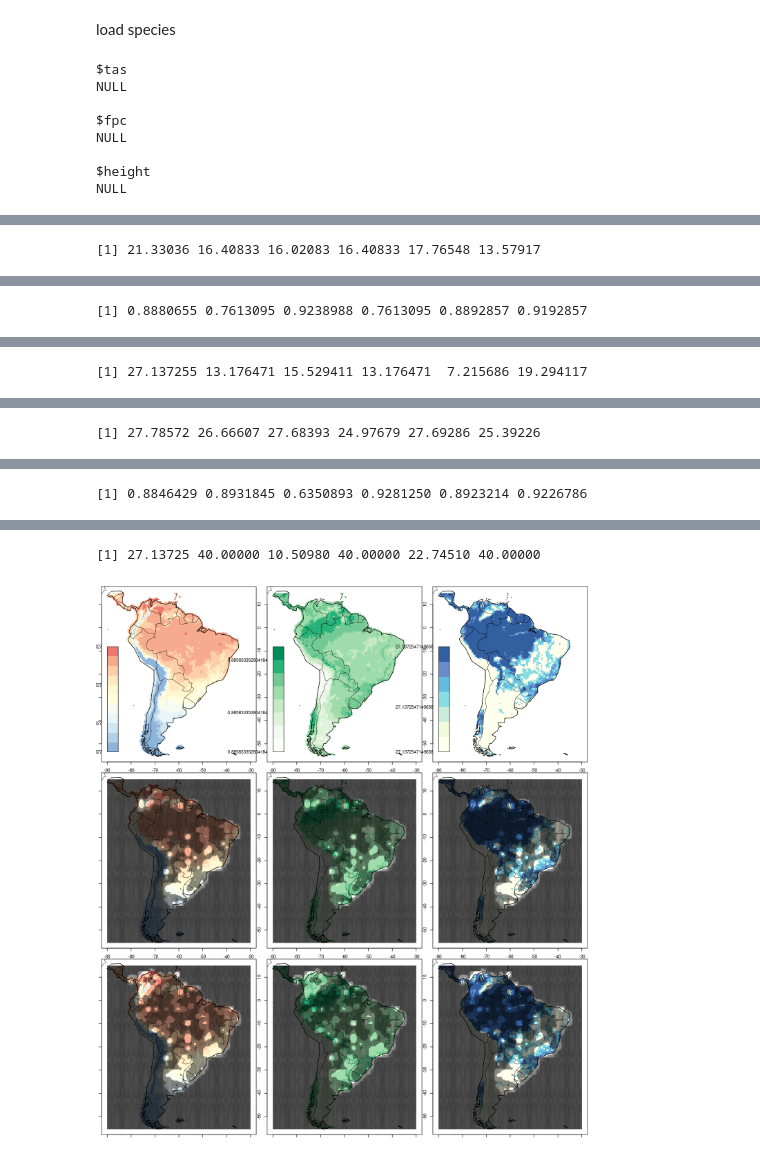
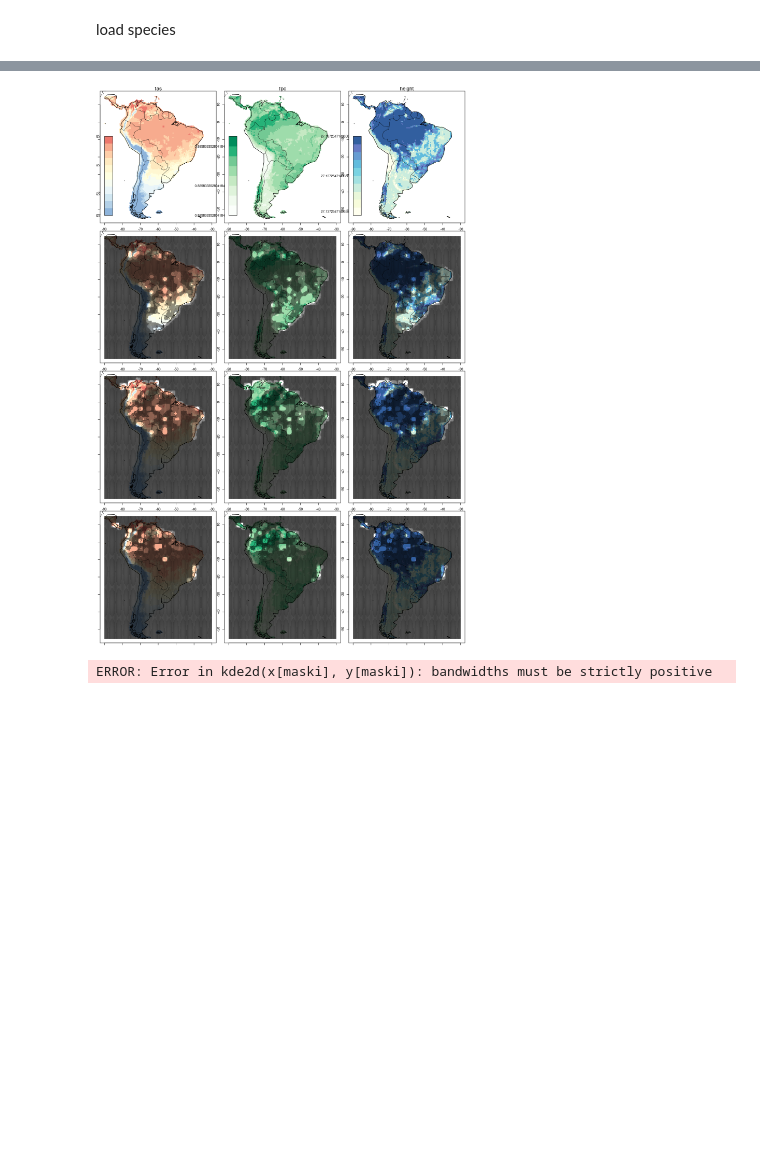
Before and after one commit to douglask3/LPX_equil, a Jupyter notebook: Untitled.ipynb, the cells around one changed output, grey strips where cells are left out. Saved outputs shown, nothing was run; the diff lists cells and outputs as text; code cells hidden in the pictures; blank space fills up the shorter version.

Commit message:
thinking about species overlay on bioclimater on P(Obs | niche)

```diff
--- a/Untitled.ipynb
+++ b/Untitled.ipynb
@@ -31,7 +33,7 @@ cols = list(rev(c('#d73027','#fc8d59','#fee090','#ffffbf','#e0f3f8','#91bfdb','#
             c('#ffffd9','#edf8b1','#c7e9b4','#7fcdbb','#41b6c4','#1d91c0','#225ea8','#253494','#081d58'))
 limits = list(c(10, 12, 14, 16, 18, 20, 22, 24, 26, 28),
               c(0.2, 0.4, 0.6, 0.8, 0.9, 0.95, 0.99),
-              c(20, 15, 20, 25, 30, 35))
+              c(0, 5, 10, 20, 15, 20, 25, 30, 35))
 
 species_files = 'data/speciesDis/'
 
@@ -47,10 +49,15 @@ openRaster <- function(...) {
 }
 clims = suppressWarnings(lapply(climate_files, openRaster))
 clims = list(tas = clims[[1]], fpc = clims[[2]] + clims[[3]], height = clims[[4]])
+# %%
+mask = clims[[1]]
+mask[] = 0
+for (clim in clims) mask[is.na(clim)] = 1
+mask = !mask
 # %% [markdown]
 load species
 # %%
-files = list.files(species_files)[1:3]
+files = list.files(species_files)[1:5]
 files = files[grepl('.csv', files)]
 names = substr(files, 1, nchar(files) - 5)
 specs = lapply(paste0(species_files, '/', files), fread,
@@ -60,14 +67,15 @@ options(repr.plot.width=4*length(clims), repr.plot.height=4.5*(length(specs)+1))
 layout(t(matrix(1:(length(clims)*(length(specs)+1)), nrow = length(clims))))
 par(mar = rep(1, 4))
 
-plotClimDis <- function(clim, col, lim, spec = NULL) {
+plotClimDis <- function(clim, name, col, lim, spec = NULL) {
     if (is.null(spec)) {
         e = NULL; limitsR = 9E9
-        out = NULL
+        out = clim[mask]
     } else {
+        blankR = clim
+        blankR[] = 0
         cells = cellFromXY(blankR, spec)
         out = clim[cells]
-        print(head(out))
         cells = table(cells)
         count = cells; cells = as.numeric(names(cells))
         blankR[cells] = blankR[cells] + count
@@ -80,26 +88,19 @@ plotClimDis <- function(clim, col, lim, spec = NULL) {
     plot_raster_from_raster(clim, x_range = c(-90, -30), y_range = c(-55, 15), cols = col, limits = lim, quick = TRUE,
                        add_legend = FALSE, e = e, limits_error = limitsR,
                        PatternRes = 50, ePatternThick = 0.01, e_polygon = FALSE, add = TRUE)
-
+    mtext(name)
     if (is.null(spec))
         suppressWarnings(
             add_raster_legend2(clim, cols = col, limits = lim, add = TRUE, plot_loc = c(0.6, 1.3, -0.41, -0.38)))
+
     return(out)
 }
 
 
 
-mapply(plotClimDis, clims, cols, limits)
+outC = mapply(plotClimDis, clims, names(clims),cols, limits)
 plotFindDis <-function(spec)
-    out = mapply(plotClimDis, clims, cols, limits, MoreArgs = list(spec = spec))
+    out = suppressWarnings(mapply(plotClimDis, clims, '', cols, limits, MoreArgs = list(spec = spec)))
 
 specClims = lapply(specs, plotFindDis)
 # %% [output]
-$tas
-NULL
-
-$fpc
-NULL
-
-$height
-NULL
@@ -108 +106,0 @@ Warning message in .doExtract(x, i, drop = drop):
-[1] 21.33036 16.40833 16.02083 16.40833 17.76548 13.57917
@@ -111 +106,0 @@ Warning message in .doExtract(x, i, drop = drop):
-[1] 0.8880655 0.7613095 0.9238988 0.7613095 0.8892857 0.9192857
@@ -114 +106,0 @@ Warning message in .doExtract(x, i, drop = drop):
-[1] 27.137255 13.176471 15.529411 13.176471  7.215686 19.294117
@@ -117 +106,0 @@ Warning message in .doExtract(x, i, drop = drop):
-[1] 27.78572 26.66607 27.68393 24.97679 27.69286 25.39226
@@ -120 +106,0 @@ Warning message in .doExtract(x, i, drop = drop):
-[1] 0.8846429 0.8931845 0.6350893 0.9281250 0.8923214 0.9226786
@@ -123,2 +107,16 @@ Warning message in .doExtract(x, i, drop = drop):
-[1] 27.13725 40.00000 10.50980 40.00000 22.74510 40.00000
-[figure, old version]
+[figure, new version]
+# %%
+i = 2
+j = 3
+x = specClims[[3]][,i]; y = specClims[[3]][,j]
+bgc <- kde2d(outC[,i], outC[,j], n = 100,
+             lim = c(range(clims[[i]][], na.rm = TRUE), range(clims[[j]][], na.rm = TRUE)))
+
+maski = !is.na(x + y) & (y <40)
+
+
+image(kde2d(x[maski], y[maski]))
+#sdm = kde2d(x[maski], y[maski], n = 100,
+#           lim = c(range(clims[[i]][], na.rm = TRUE), range(clims[[j]][], na.rm = TRUE)))
+# %% [output]
+ERROR: Error in kde2d(x[maski], y[maski]): bandwidths must be strictly positive
```
Also changed, not shown: parts of 12 cells of this notebook.
